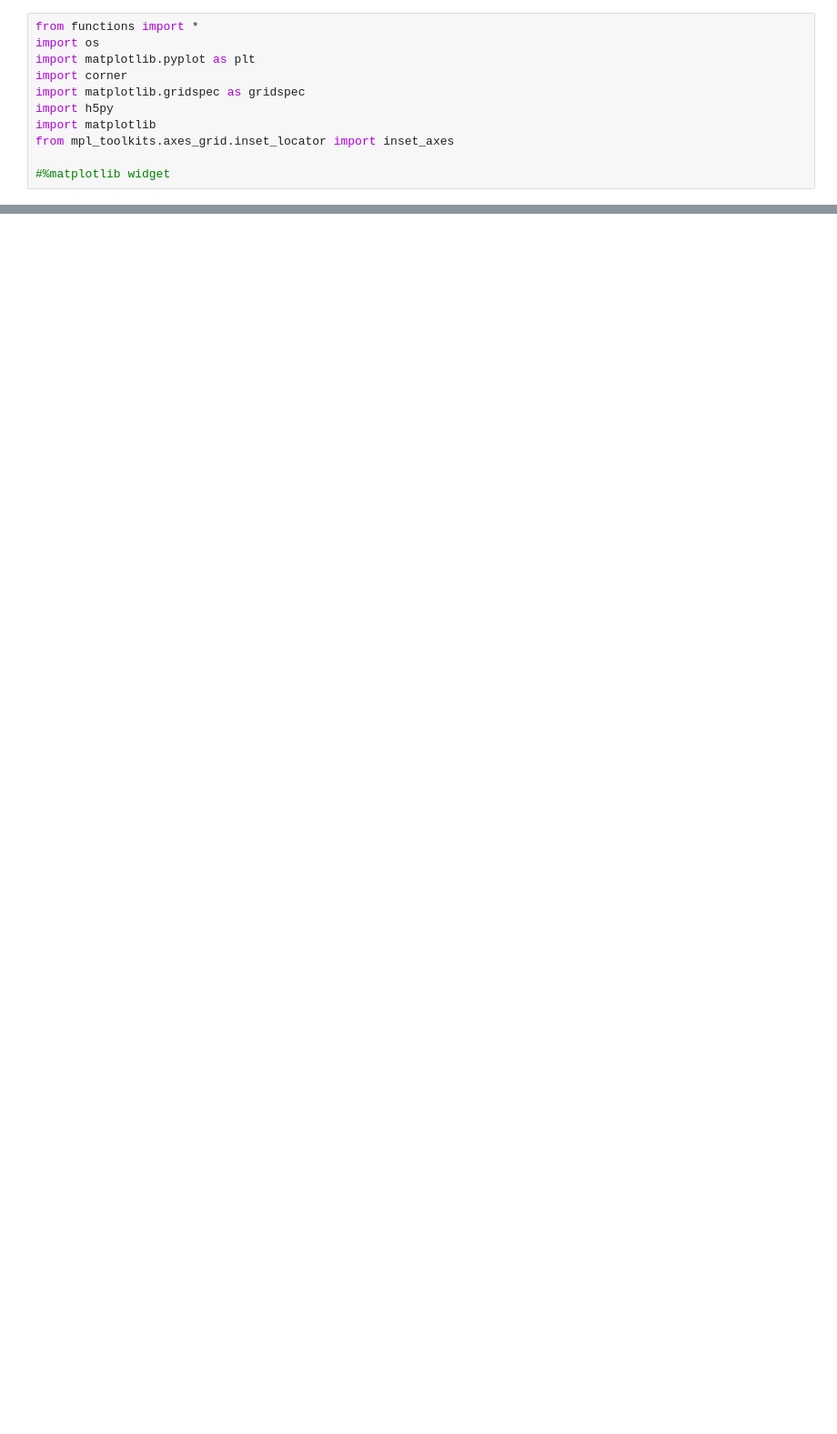
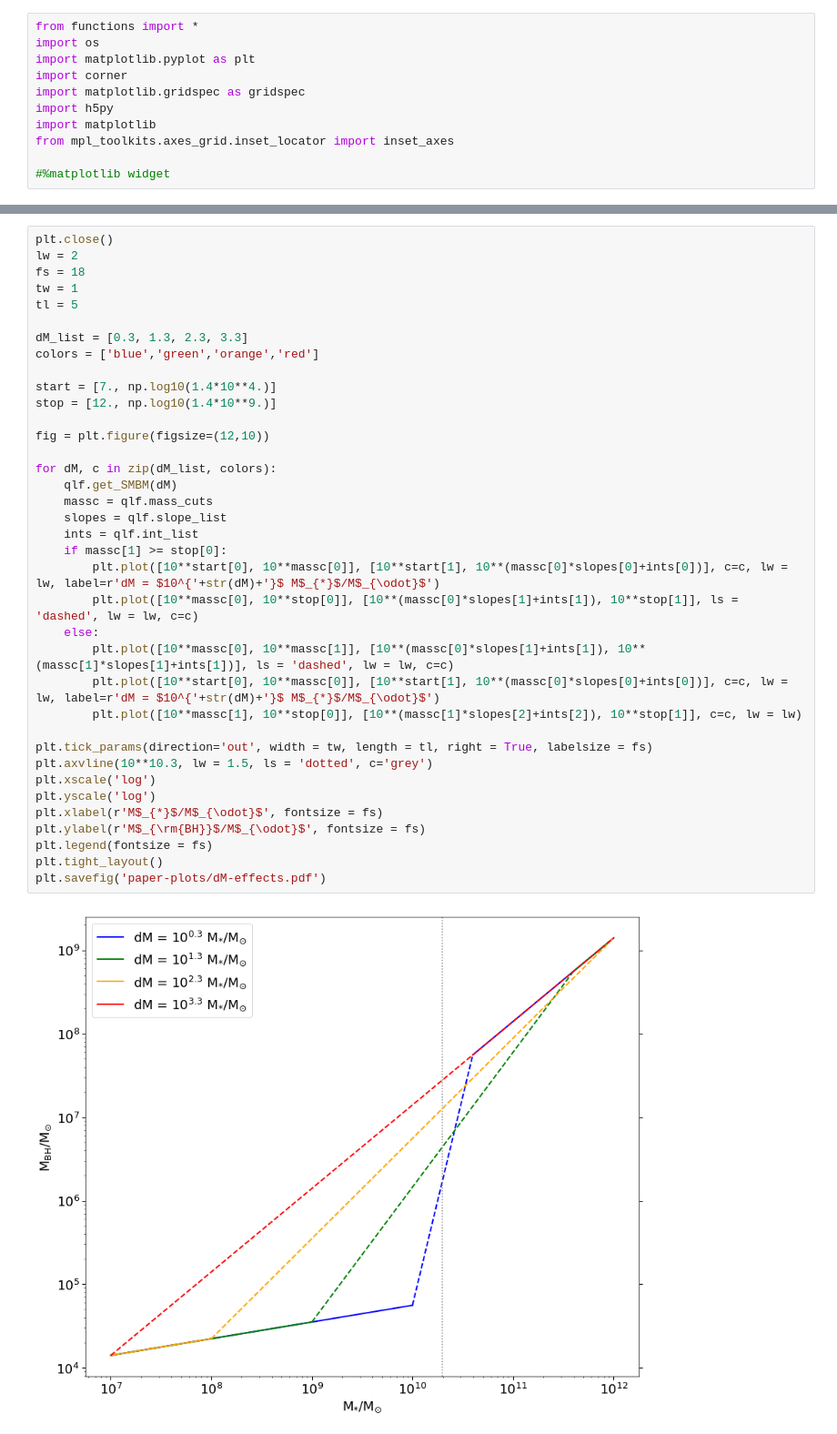
Before and after one commit to megantillman/get_QLF, a Jupyter notebook: paper_plots.ipynb, the cells around one changed output, grey strips where cells are left out. Shown at 91% size. Saved outputs shown, nothing was run; the diff lists cells and outputs as text; blank space fills up the shorter version.

Commit message:
moved files around and renamed to make clearner. uploading plots and quest code to manage.

```diff
--- a/paper_plots.ipynb
+++ b/paper_plots.ipynb
@@ -619,0 +265,39 @@ FigureCanvasNbAgg()
+# %%
+plt.close()
+lw = 2
+fs = 18
+tw = 1
+tl = 5
+
+dM_list = [0.3, 1.3, 2.3, 3.3]
+colors = ['blue','green','orange','red']
+
+start = [7., np.log10(1.4*10**4.)]
+stop = [12., np.log10(1.4*10**9.)]
+
+fig = plt.figure(figsize=(12,10))
+
+for dM, c in zip(dM_list, colors):
+    qlf.get_SMBM(dM)
+    massc = qlf.mass_cuts
+    slopes = qlf.slope_list
+    ints = qlf.int_list
+    if massc[1] >= stop[0]:
+        plt.plot([10**start[0], 10**massc[0]], [10**start[1], 10**(massc[0]*slopes[0]+ints[0])], c=c, lw = lw, label=r'dM = $10^{'+str(dM)+'}$ M$_{*}$/M$_{\odot}$')
+        plt.plot([10**massc[0], 10**stop[0]], [10**(massc[0]*slopes[1]+ints[1]), 10**stop[1]], ls = 'dashed', lw = lw, c=c)
+    else:
+        plt.plot([10**massc[0], 10**massc[1]], [10**(massc[0]*slopes[1]+ints[1]), 10**(massc[1]*slopes[1]+ints[1])], ls = 'dashed', lw = lw, c=c)
+        plt.plot([10**start[0], 10**massc[0]], [10**start[1], 10**(massc[0]*slopes[0]+ints[0])], c=c, lw = lw, label=r'dM = $10^{'+str(dM)+'}$ M$_{*}$/M$_{\odot}$')
+        plt.plot([10**massc[1], 10**stop[0]], [10**(massc[1]*slopes[2]+ints[2]), 10**stop[1]], c=c, lw = lw)
+
+plt.tick_params(direction='out', width = tw, length = tl, right = True, labelsize = fs)
+plt.axvline(10**10.3, lw = 1.5, ls = 'dotted', c='grey')
+plt.xscale('log')
+plt.yscale('log')
+plt.xlabel(r'M$_{*}$/M$_{\odot}$', fontsize = fs)
+plt.ylabel(r'M$_{\rm{BH}}$/M$_{\odot}$', fontsize = fs)
+plt.legend(fontsize = fs)
+plt.tight_layout()
+plt.savefig('paper-plots/dM-effects.pdf')
+# %% [output]
+[figure, added]
```
Also changed, not shown: parts of 5 cells of this notebook, 51 other files.
